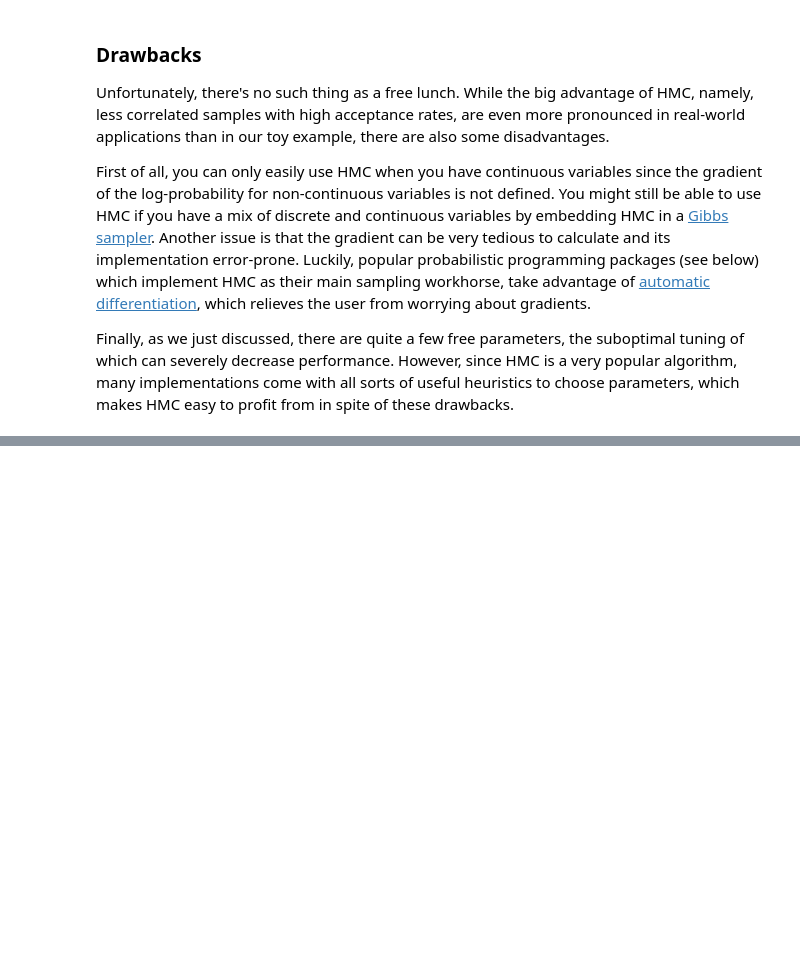
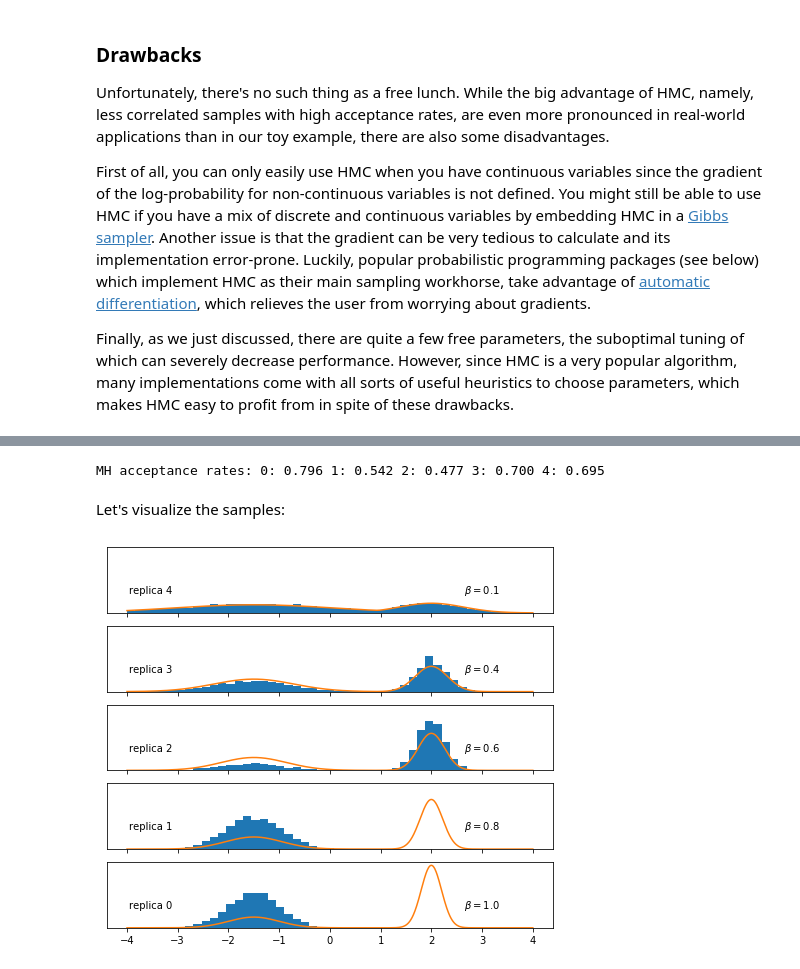
Before and after one commit to tweag/blog-resources, a Jupyter notebook: mcmc-intro/mcmc_introduction.ipynb, the cells around one changed output, grey strips where cells are left out. Drawn from its saved outputs; the diff is of its cells as text; code cells hidden in the pictures; blank space fills up the shorter version.

Commit message:
Update MCMC introduction notebook with RE blog post. Also neatify footnotes

```diff
--- a/mcmc-intro/mcmc_introduction.ipynb
+++ b/mcmc-intro/mcmc_introduction.ipynb
@@ -1022,0 +1219,2 @@ Whether you now decide to take a deep dive into HMC or you're just content to ha
+# %%
+stepsizes = [2.75, 2.5, 2.0, 1.75, 1.6]
@@ -1022,0 +1225,27 @@ Whether you now decide to take a deep dive into HMC or you're just content to ha
+# %%
+def print_MH_acceptance_rates(mh_acceptance_rates):
+    print("MH acceptance rates: " + "".join(["{}: {:.3f} ".format(i, x)
+                                             for i, x in enumerate(mh_acceptance_rates)]))
+
+
+mh_acc_rates, swap_acc_rates, chains = build_RE_chain(np.random.uniform(low=-3, high=3,
+                                                                        size=len(temperatures)),
+                                                      stepsizes, 10000, temperatures, 500000000,
+                                                      mixture.log_prob)
+print_MH_acceptance_rates(mh_acc_rates)
+# %% [output]
+MH acceptance rates: 0: 0.796 1: 0.542 2: 0.477 3: 0.700 4: 0.695
+# %% [markdown]
+Let's visualize the samples:
+# %%
+def plot_RE_samples(chains, axes, bins=np.linspace(-4, 4, 50)):
+    for i, (chain, ax) in enumerate(zip(chains, axes)):
+        ax.hist(chain, bins, density=True, label="MCMC samples")
+
+fig, axes = plt.subplots(len(temperatures), 1, sharex=True, sharey=True,
+                         figsize=(8, 7))
+plot_RE_samples(chains[100:].T, axes)
+plot_tempered_distributions(mixture.log_prob, temperatures, axes)
+plt.show()
+# %% [output]
+[figure, added]
```
Also changed, not shown: parts of 24 cells of this notebook.
